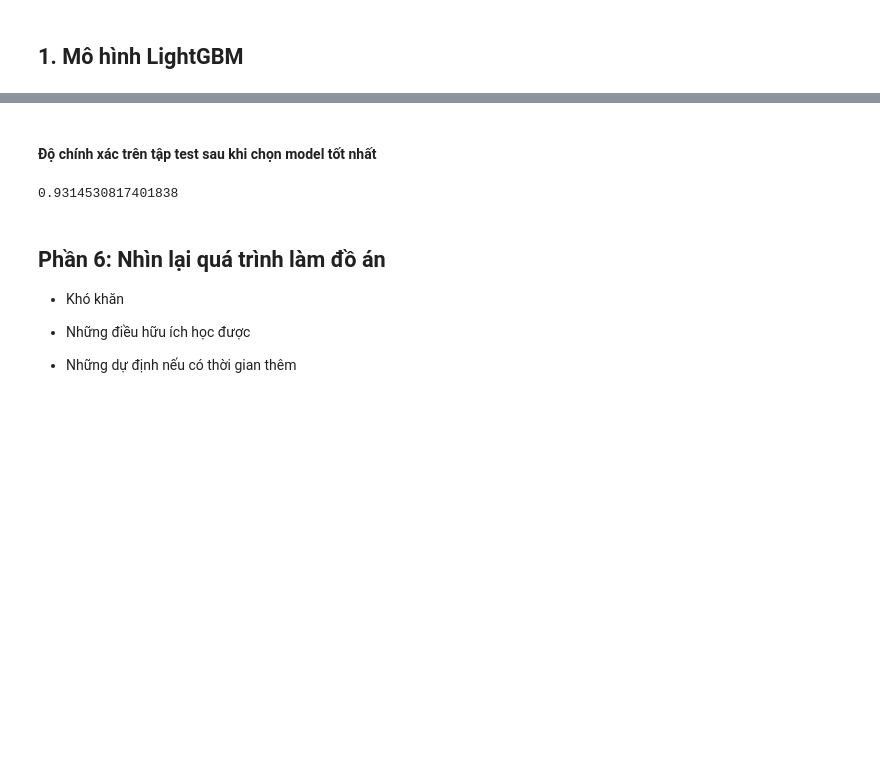
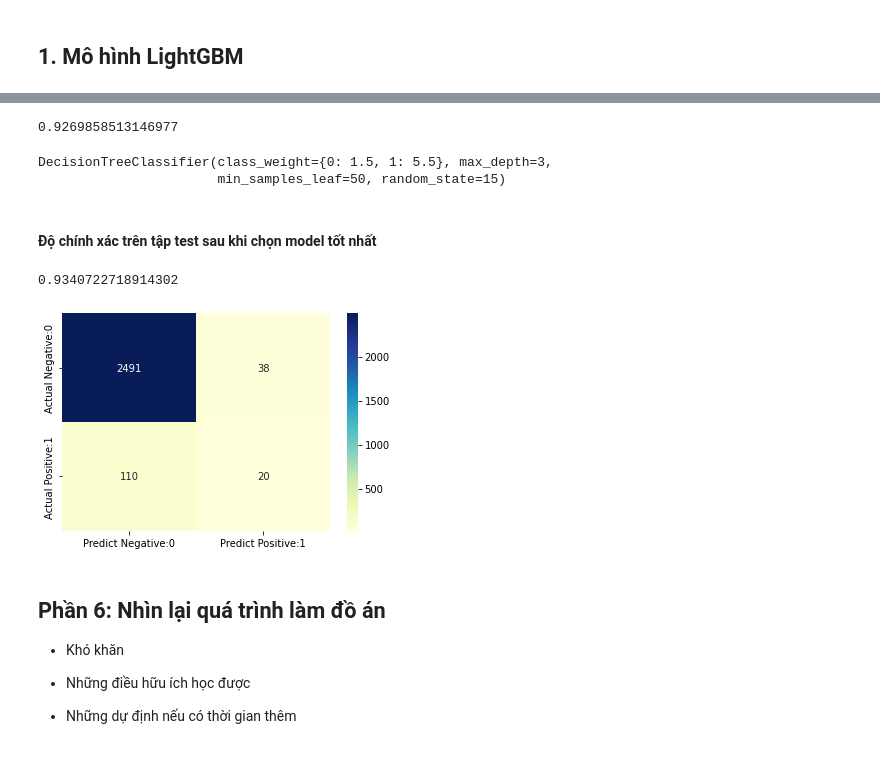
Before and after one commit to trucnguyen13/Product_Quality_Check, a Jupyter notebook: final_fpt.ipynb, the cells around one changed output, grey strips where cells are left out. Drawn from its saved outputs; the diff is of its cells as text; code cells hidden in the pictures; blank space fills up the shorter version.

```diff
--- a/final_fpt.ipynb
+++ b/final_fpt.ipynb
@@ -285,7 +285,7 @@ from sklearn.ensemble import BaggingClassifier
 model = lgb.LGBMClassifier(class_weight={0: 1.5, 1: 5.5}, random_state = 15)  #Phạt mô hình ở class_weight
 tuned_parameters  = {'num_leaves': [29,30,31],
                     'n_estimators': [120,150,180]}
-param_grid = GridSearchCV(model, tuned_parameters, cv =5)
+param_grid = GridSearchCV(model, tuned_parameters, cv =5, scoring = 'f1_weighted')
 clf = make_pipeline(preprocess_pipeline, param_grid)
 # %%
 clf.fit(X_df, y_sr)
@@ -301,3 +304,23 @@ LGBMClassifier(class_weight={0: 1.5, 1: 5.5}, n_estimators=180, random_state=15)
+# %%
+from sklearn.model_selection import cross_val_score
+from sklearn.ensemble import BaggingClassifier
+
+model_2 = DecisionTreeClassifier(class_weight={0: 1.5, 1: 5.5}, random_state = 15)  #Phạt mô hình ở class_weight
+tuned_parameters_2 ={'criterion': ['gini', 'entropy'],
+                         'max_depth': [3, 5, 10],
+                         'min_samples_leaf': [10, 20, 50]},
+param_grid_2 = GridSearchCV(model_2, tuned_parameters_2, cv =5, scoring = 'f1_weighted')
+clf_2 = make_pipeline(preprocess_pipeline, param_grid_2)
+# %%
+clf_2.fit(X_df, y_sr)
+param_grid.best_score_
+# %% [output]
+0.9269858513146977
+# %%
+param_grid_2.best_estimator_
+# %% [output]
+DecisionTreeClassifier(class_weight={0: 1.5, 1: 5.5}, max_depth=3,
+                       min_samples_leaf=50, random_state=15)
 # %% [markdown]
 #### Độ chính xác trên tập test sau khi chọn model tốt nhất
 # %%
@@ -305,7 +328,16 @@ clf = make_pipeline(preprocess_pipeline, param_grid.best_estimator_)
 clf.fit(X_df, y_sr)
 print(f1_score(test_sr, clf.predict(test_df), average='weighted'))
 # %% [output]
-0.9314530817401838
+0.9340722718914302
+# %%
+from sklearn.metrics import confusion_matrix
+cm = confusion_matrix(test_sr, clf.predict(test_df))
+cm_matrix = pd.DataFrame(data=cm, columns=['Predict Negative:0', 'Predict Positive:1'],
+                                 index=['Actual Negative:0', 'Actual Positive:1'])
+
+_ = sns.heatmap(cm_matrix, annot=True, fmt='d', cmap='YlGnBu')
+# %% [output]
+[figure, added]
 # %% [markdown]
 ## Phần 6: Nhìn lại quá trình làm đồ án
 * Khó khăn
```
Also changed, not shown: parts of 5 cells of this notebook.
